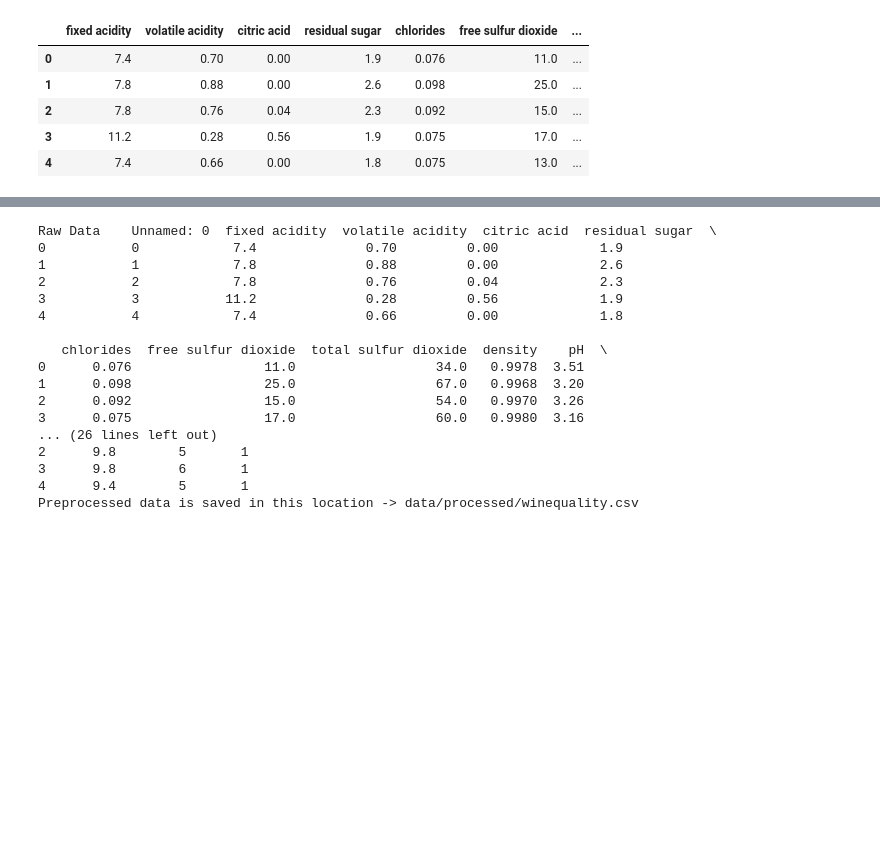
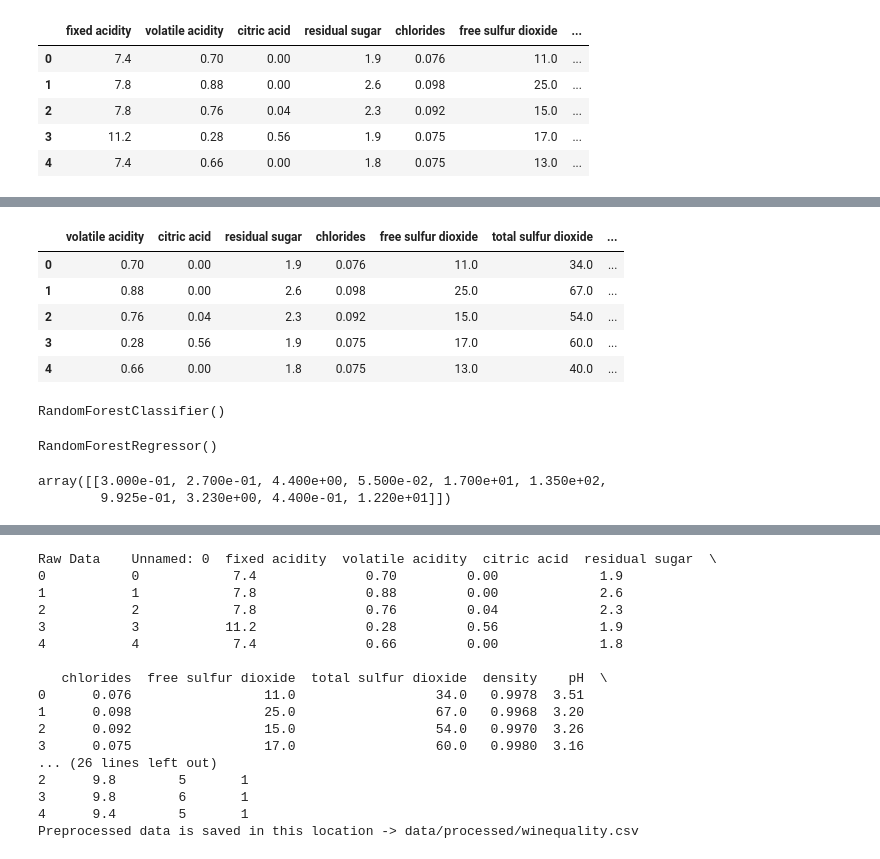
Before and after one commit to PratikKujur/Mlops-end-to-end, a Jupyter notebook: experiments/experiment_1.ipynb, the cells around one changed output, grey strips where cells are left out. Drawn from its saved outputs; the diff is of its cells as text; code cells hidden in the pictures; blank space fills up the shorter version.

Commit message:
experiment for training and evalution added

```diff
--- a/experiments/experiment_1.ipynb
+++ b/experiments/experiment_1.ipynb
@@ -157,0 +131,10 @@ ImportError: cannot import name 'StackNetClassifier' from 'pystacknet.pystacknet
+# %%
+X_reg=df.iloc[:,1:11]
+X_reg.head()
+# %% [output]
+|  | volatile acidity | citric acid | residual sugar | chlorides | free sulfur dioxide | total sulfur dioxide | ... |
+| 0 | 0.70 | 0.00 | 1.9 | 0.076 | 11.0 | 34.0 | ... |
+| 1 | 0.88 | 0.00 | 2.6 | 0.098 | 25.0 | 67.0 | ... |
+| 2 | 0.76 | 0.04 | 2.3 | 0.092 | 15.0 | 54.0 | ... |
+| 3 | 0.28 | 0.56 | 1.9 | 0.075 | 17.0 | 60.0 | ... |
+| 4 | 0.66 | 0.00 | 1.8 | 0.075 | 13.0 | 40.0 | ... |
@@ -157,0 +148,14 @@ ImportError: cannot import name 'StackNetClassifier' from 'pystacknet.pystacknet
+# %%
+l1_clf.fit(X_train_clf,y_train_clf)
+# %% [output]
+RandomForestClassifier()
+# %%
+l2_reg.fit(X_train_reg,y_train_reg)
+# %% [output]
+RandomForestRegressor()
+# %%
+reg_input=np.array(X_test_reg.iloc[1:2,:])
+reg_input
+# %% [output]
+array([[3.000e-01, 2.700e-01, 4.400e+00, 5.500e-02, 1.700e+01, 1.350e+02,
+        9.925e-01, 3.230e+00, 4.400e-01, 1.220e+01]])
```
Also changed, not shown: parts of 17 cells of this notebook, 12 other files.
